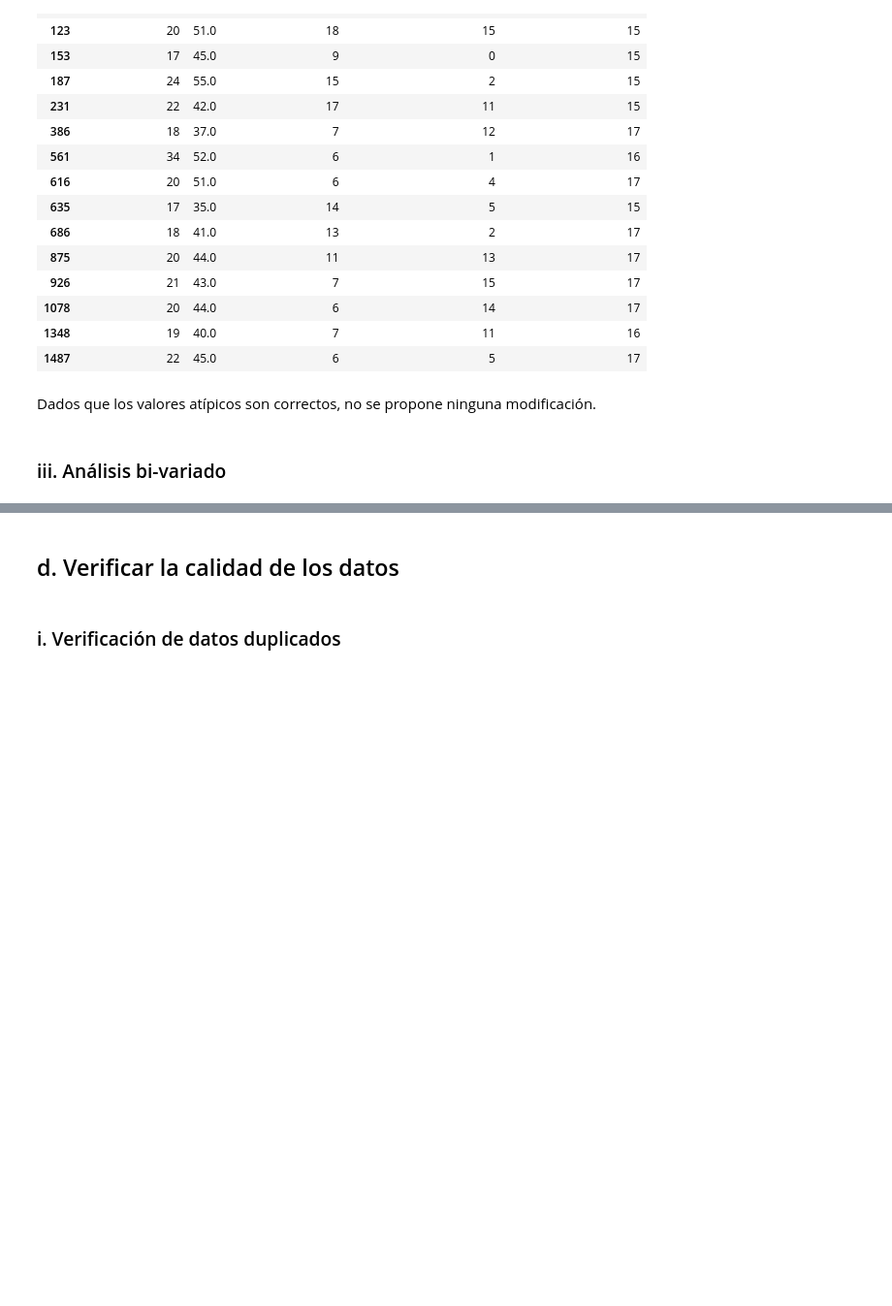
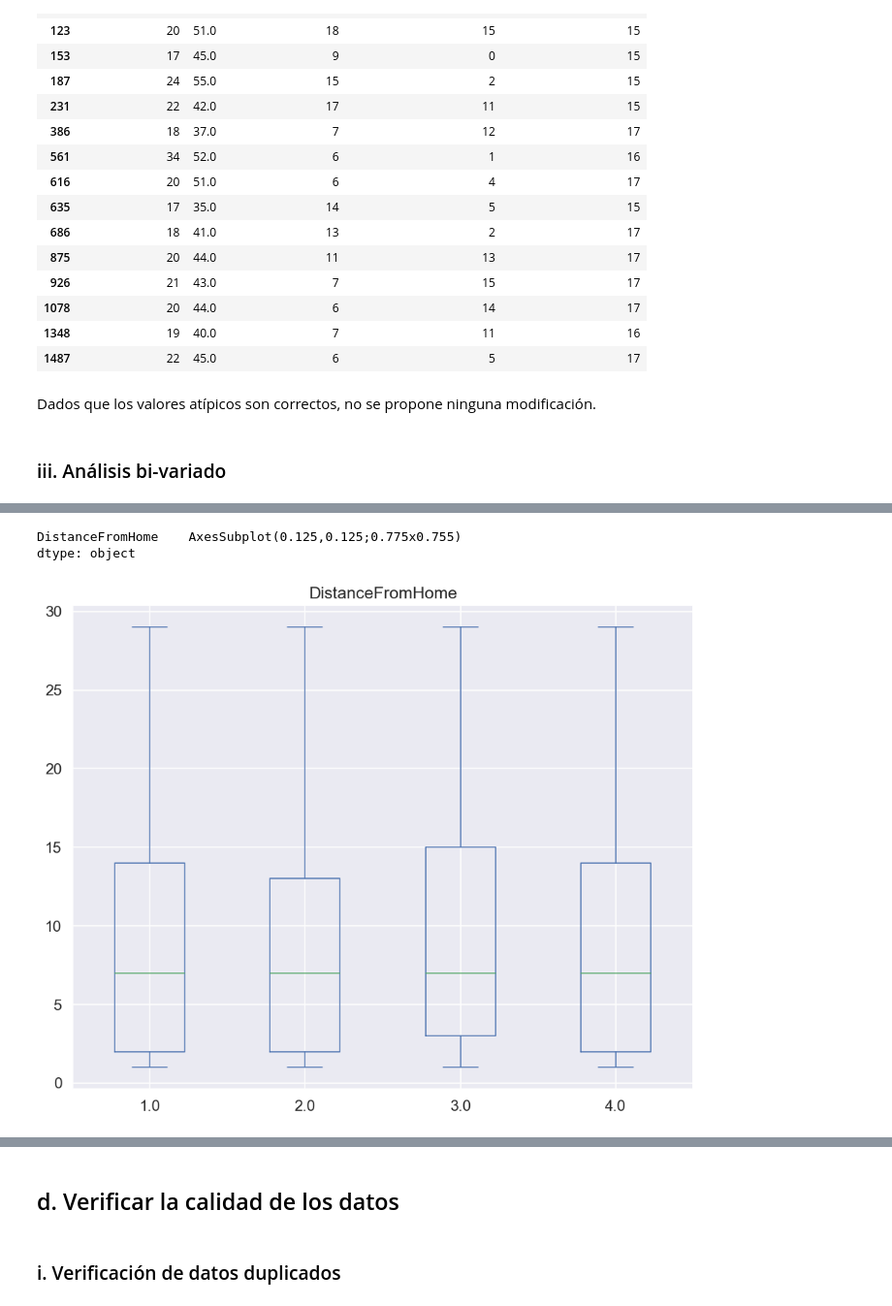
Before and after one commit to davidpolme/Taller3-DataScience, a Jupyter notebook: CDA_Taller3.ipynb, the cells around one changed output, grey strips where cells are left out. Shown at 97% size. Drawn from its saved outputs; the diff is of its cells as text; code cells hidden in the pictures; blank space fills up the shorter version.

```diff
--- a/CDA_Taller3.ipynb
+++ b/CDA_Taller3.ipynb
@@ -1294,0 +1443,6 @@ Dados que los valores atípicos son correctos, no se propone ninguna modificaci
+# %%
+df.plot.box(column="DistanceFromHome", by="JobSatisfaction", figsize=(10, 8))
+# %% [output]
+DistanceFromHome    AxesSubplot(0.125,0.125;0.775x0.755)
+dtype: object
+[figure, added]
```
Also changed, not shown: parts of 169 cells of this notebook.
